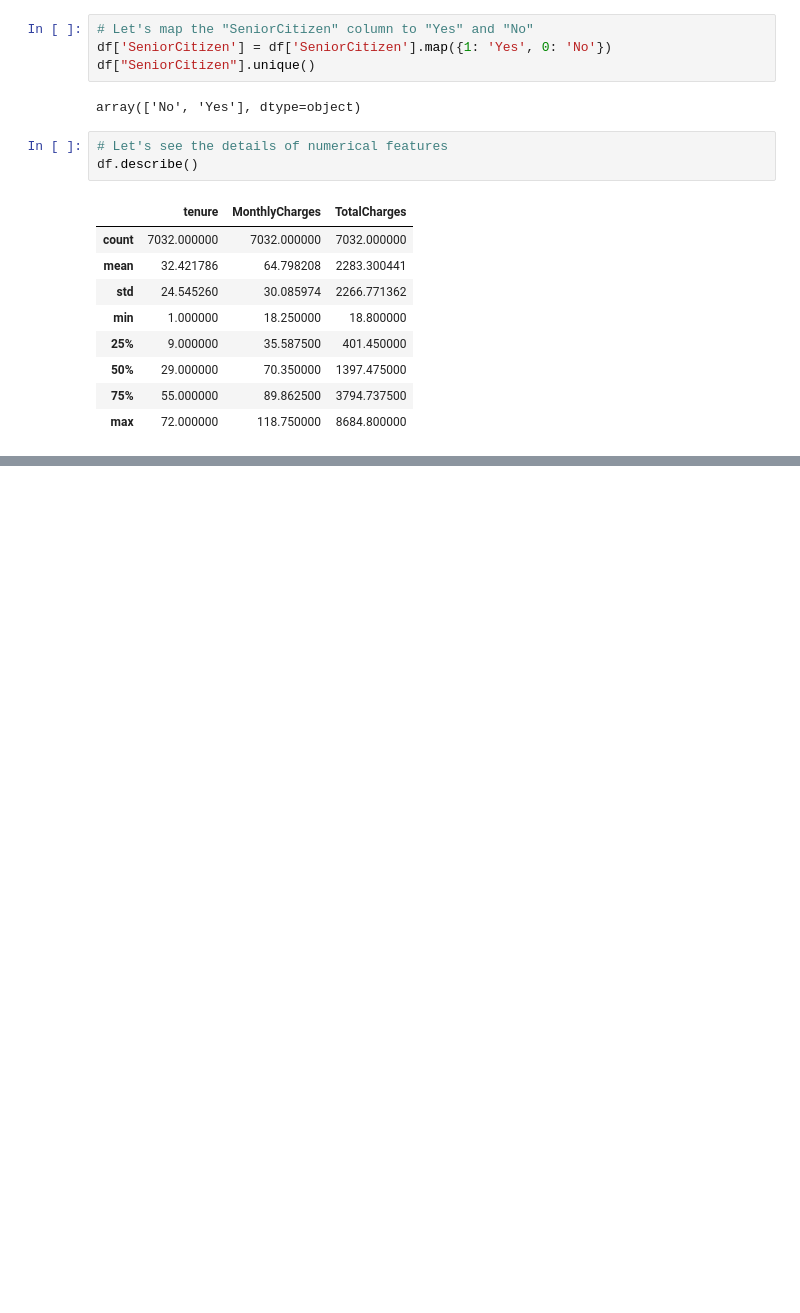
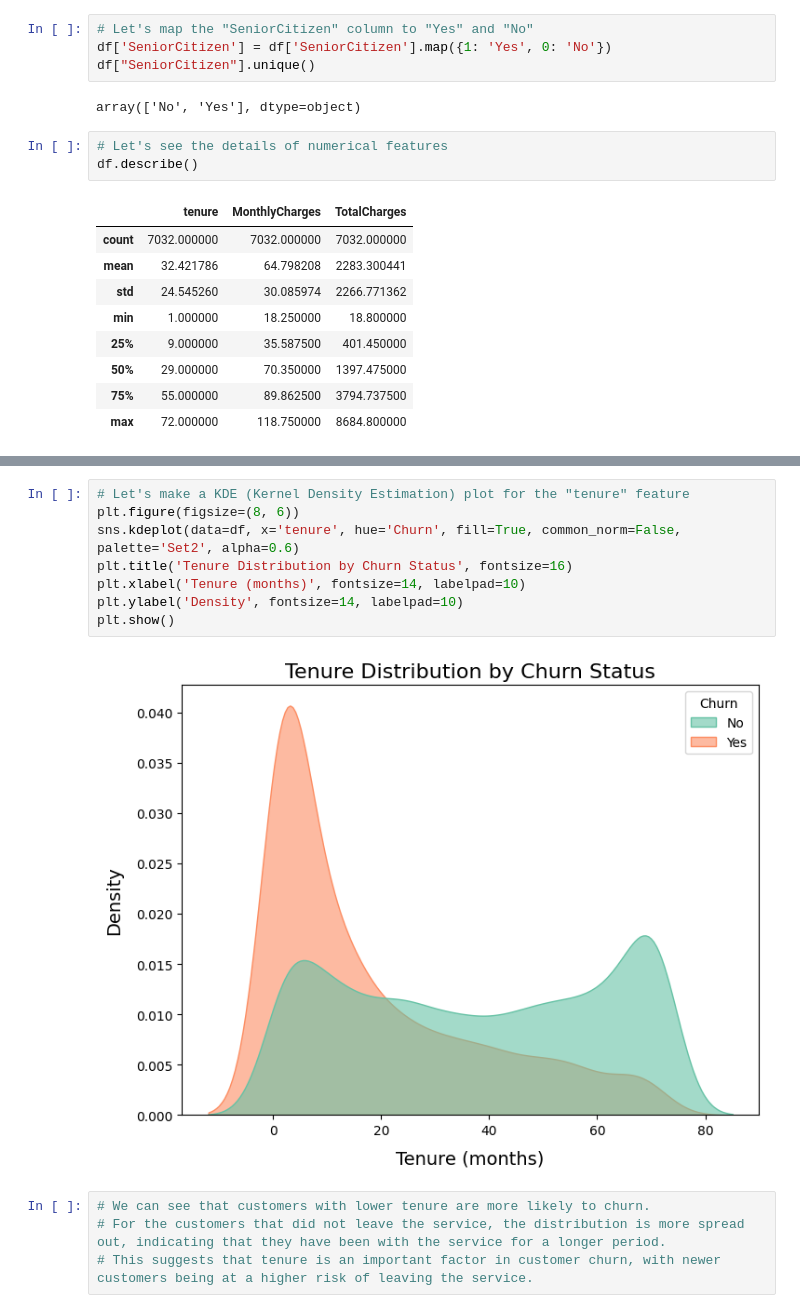
Before and after one commit to CoderCnc/ChurnPrediction, a Jupyter notebook: code.ipynb, the cells around one changed output, grey strips where cells are left out. Saved outputs shown, nothing was run; the diff lists cells and outputs as text; blank space fills up the shorter version.

```diff
--- a/code.ipynb
+++ b/code.ipynb
@@ -179,0 +231,14 @@ df.describe()
+# %%
+# Let's make a KDE (Kernel Density Estimation) plot for the "tenure" feature
+plt.figure(figsize=(8, 6))
+sns.kdeplot(data=df, x='tenure', hue='Churn', fill=True, common_norm=False, palette='Set2', alpha=0.6)
+plt.title('Tenure Distribution by Churn Status', fontsize=16)
+plt.xlabel('Tenure (months)', fontsize=14, labelpad=10)
+plt.ylabel('Density', fontsize=14, labelpad=10)
+plt.show()
+# %% [output]
+[figure, added]
+# %%
+# We can see that customers with lower tenure are more likely to churn.
+# For the customers that did not leave the service, the distribution is more spread out, indicating that they have been with the service for a longer period.
+# This suggests that tenure is an important factor in customer churn, with newer customers being at a higher risk of leaving the service.
```
Also changed, not shown: parts of 12 cells of this notebook.
